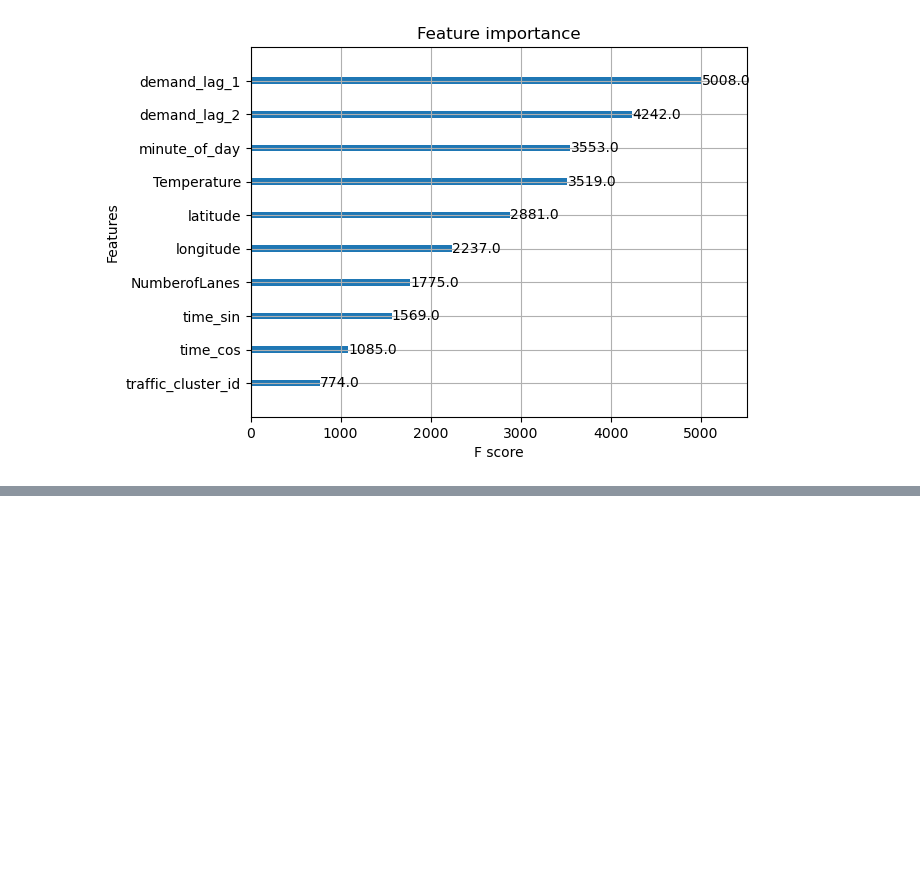
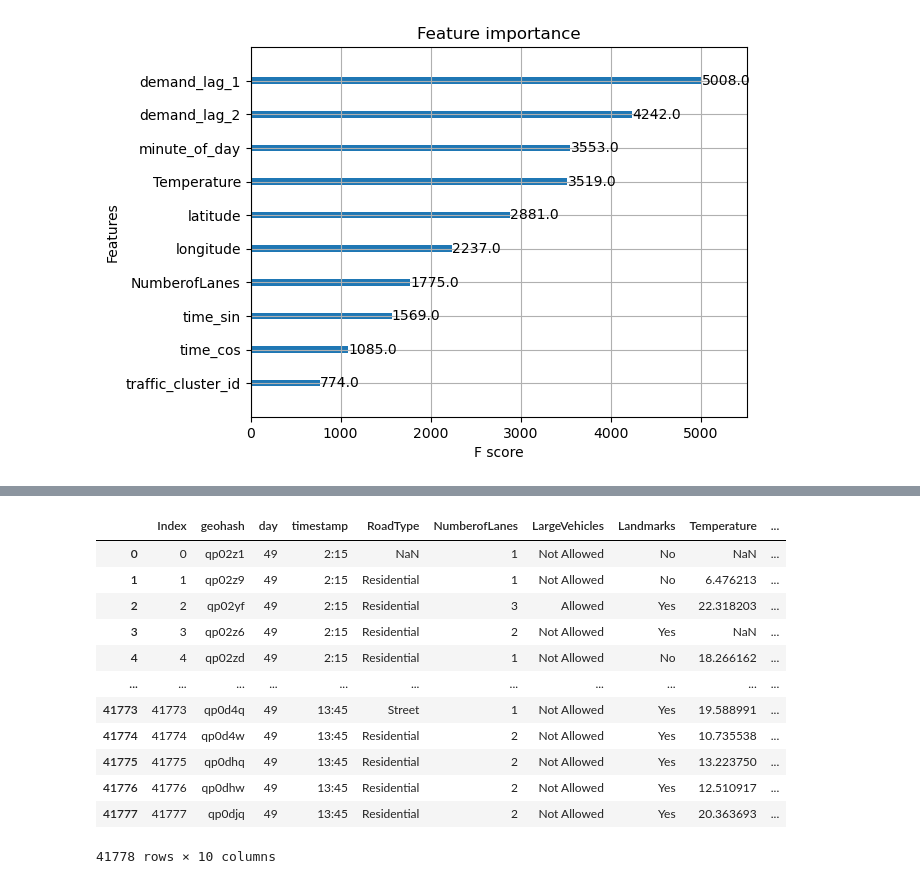
Before and after one commit to GuptaNidhish/GridLock-Challenge, a Jupyter notebook: notebooks/training.ipynb, the cells around one changed output, grey strips where cells are left out. Drawn from its saved outputs; the diff is of its cells as text; code cells hidden in the pictures; blank space fills up the shorter version.

```diff
--- a/notebooks/training.ipynb
+++ b/notebooks/training.ipynb
@@ -142,0 +284,18 @@ plt.show()
+# %%
+test_set_final = pd.read_csv("/Users/nidhishgupta/Desktop/GridlockChallenge/data/raw/test.csv")
+# %%
+test_set_final
+# %% [output]
+|  | Index | geohash | day | timestamp | RoadType | NumberofLanes | LargeVehicles | Landmarks | Temperature | ... |
+| 0 | 0 | qp02z1 | 49 | 2:15 | NaN | 1 | Not Allowed | No | NaN | ... |
+| 1 | 1 | qp02z9 | 49 | 2:15 | Residential | 1 | Not Allowed | No | 6.476213 | ... |
+| 2 | 2 | qp02yf | 49 | 2:15 | Residential | 3 | Allowed | Yes | 22.318203 | ... |
+| 3 | 3 | qp02z6 | 49 | 2:15 | Residential | 2 | Not Allowed | Yes | NaN | ... |
+| 4 | 4 | qp02zd | 49 | 2:15 | Residential | 1 | Not Allowed | No | 18.266162 | ... |
+| ... | ... | ... | ... | ... | ... | ... | ... | ... | ... | ... |
+| 41773 | 41773 | qp0d4q | 49 | 13:45 | Street | 1 | Not Allowed | Yes | 19.588991 | ... |
+| 41774 | 41774 | qp0d4w | 49 | 13:45 | Residential | 2 | Not Allowed | Yes | 10.735538 | ... |
+| 41775 | 41775 | qp0dhq | 49 | 13:45 | Residential | 2 | Not Allowed | Yes | 13.223750 | ... |
+| 41776 | 41776 | qp0dhw | 49 | 13:45 | Residential | 2 | Not Allowed | Yes | 12.510917 | ... |
+| 41777 | 41777 | qp0djq | 49 | 13:45 | Residential | 2 | Not Allowed | Yes | 20.363693 | ... |
+41778 rows × 10 columns
```
Also changed, not shown: parts of 6 cells of this notebook, 8 other files.
